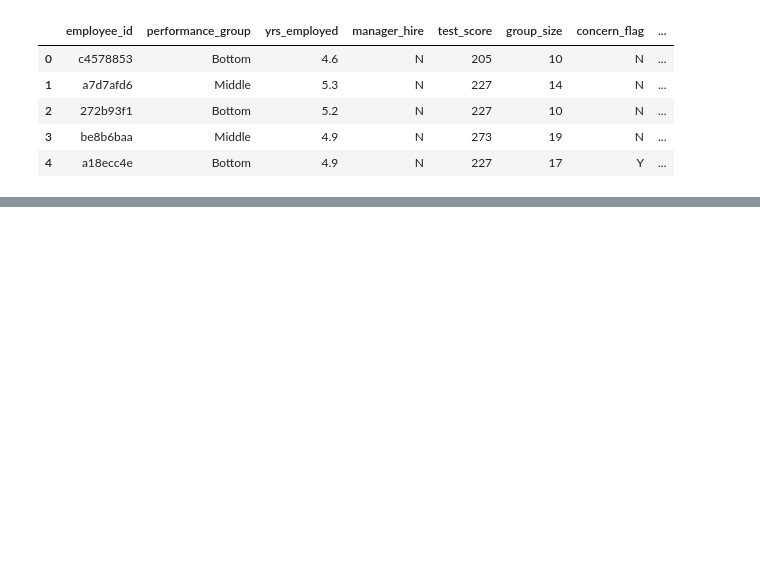
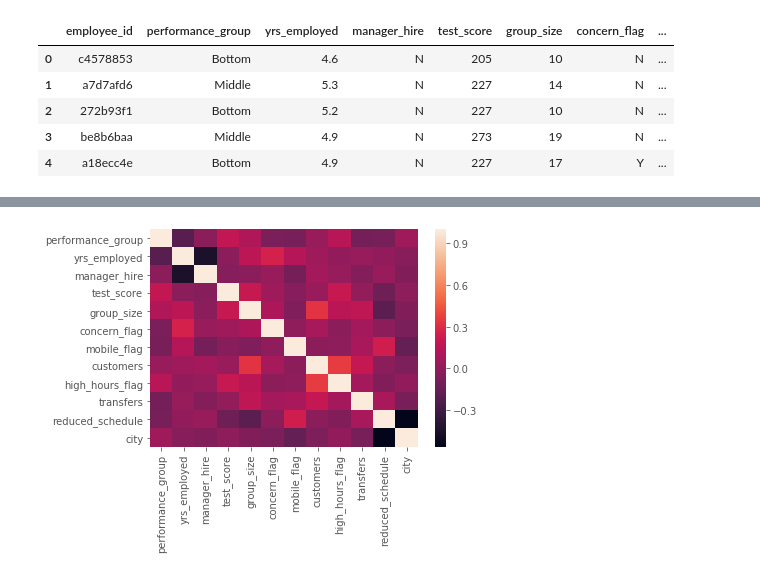
Before and after one commit to Naseb-HR/ebp_exercise, a Jupyter notebook: ebp_exercise.ipynb, the cells around one changed output, grey strips where cells are left out. Cells and saved outputs as stored; diff of their text form; code cells hidden in the pictures; blank space fills up the shorter version.

```diff
--- a/ebp_exercise.ipynb
+++ b/ebp_exercise.ipynb
@@ -45,2 +44,0 @@ df.replace(['Y','N'],[1,0],inplace = True)
-# %%
-df.replace(['Top','Middle','Bottom'],[2,1,0],inplace = True)
@@ -107,0 +64,5 @@ Corr
+# %%
+# Conversion
+df.replace(['Y','N'],[1,0],inplace = True)
+df.replace(['Top','Middle','Bottom'],[3,2,1],inplace = True)
+df.replace(['Toronto','Chicago','New York','Houston','San Francisco','Orlando'],[6,5,4,3,2,1],inplace = True)
@@ -107,0 +106,12 @@ Corr
+# %%
+####Correlation Matrix & heatmap
+
+corr= df.corr()
+
+sns.heatmap(corr,xticklabels=corr.columns.values,
+            yticklabels=corr.columns.values)
+
+
+
+corr
+# %% [output]
@@ -107,0 +131 @@ Corr
+[figure, added]
```
Also changed, not shown: parts of 41 cells of this notebook.
